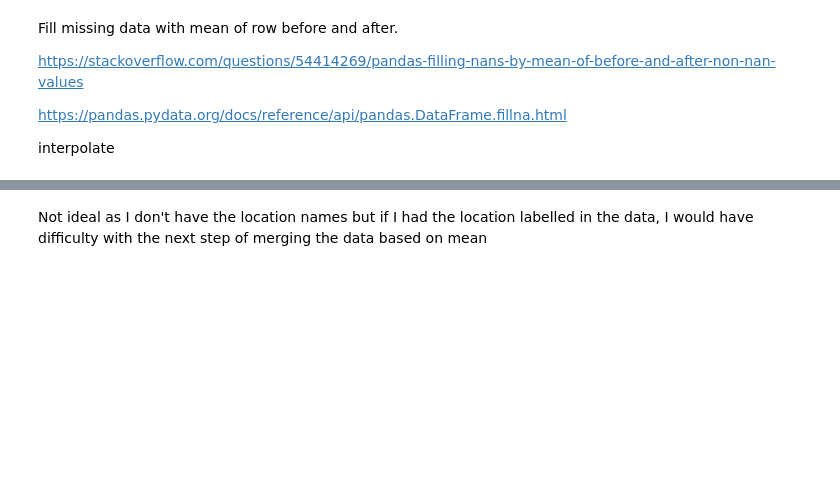
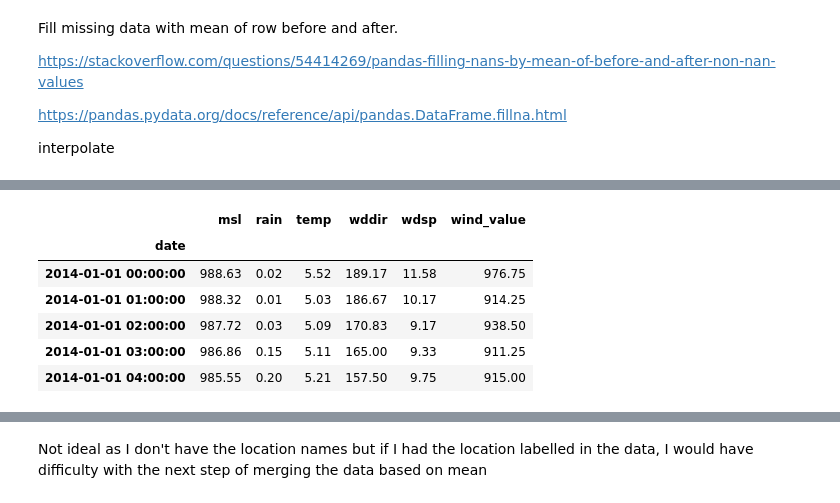
Before and after one commit to IreneKilgannon/PFDA, a Jupyter notebook: PFDA-project/wind.ipynb, the cells around one changed output, grey strips where cells are left out. Cells and saved outputs as stored; diff of their text form; code cells hidden in the pictures; blank space fills up the shorter version.

Commit message:
selecting  weather datasets, dealing with NaN, merged weather and electricity data sets

```diff
--- a/PFDA-project/wind.ipynb
+++ b/PFDA-project/wind.ipynb
@@ -201,6 +148,6 @@ hourly_electricity_df.head()
 # %%
 hourly_electricity_df.to_csv('data/electricity/clean_data/hourly_electricity.csv')
 # %%
-hourly_electricity_df = pd.read_csv('data/electricity/clean_data/hourly_electricity.csv')
+hourly_electricity_df = pd.read_csv('data/electricity/clean_data/hourly_electricity.csv', index_col= 'date', parse_dates= ['date'])
 hourly_electricity_df.head()
 # %% [output]
@@ -409,0 +353,16 @@ weather_df.head()
+# %%
+#https://stackoverflow.com/questions/68233237/computing-row-average-of-columns-with-same-name-in-pandas
+weather_df_mean = weather_df.T.groupby(weather_df.columns).mean().T.round(2)
+# %%
+weather_df_mean = pd.DataFrame(weather_df_mean)
+# %%
+wind_weather = pd.concat([weather_df_mean, hourly_electricity_df], axis = 1)
+wind_weather.head()
+# %% [output]
+|  | msl | rain | temp | wddir | wdsp | wind_value |
+| date |  |  |  |  |  |  |
+| 2014-01-01 00:00:00 | 988.63 | 0.02 | 5.52 | 189.17 | 11.58 | 976.75 |
+| 2014-01-01 01:00:00 | 988.32 | 0.01 | 5.03 | 186.67 | 10.17 | 914.25 |
+| 2014-01-01 02:00:00 | 987.72 | 0.03 | 5.09 | 170.83 | 9.17 | 938.50 |
+| 2014-01-01 03:00:00 | 986.86 | 0.15 | 5.11 | 165.00 | 9.33 | 911.25 |
+| 2014-01-01 04:00:00 | 985.55 | 0.20 | 5.21 | 157.50 | 9.75 | 915.00 |
```
Also changed, not shown: parts of 33 cells of this notebook, 7 other files.
